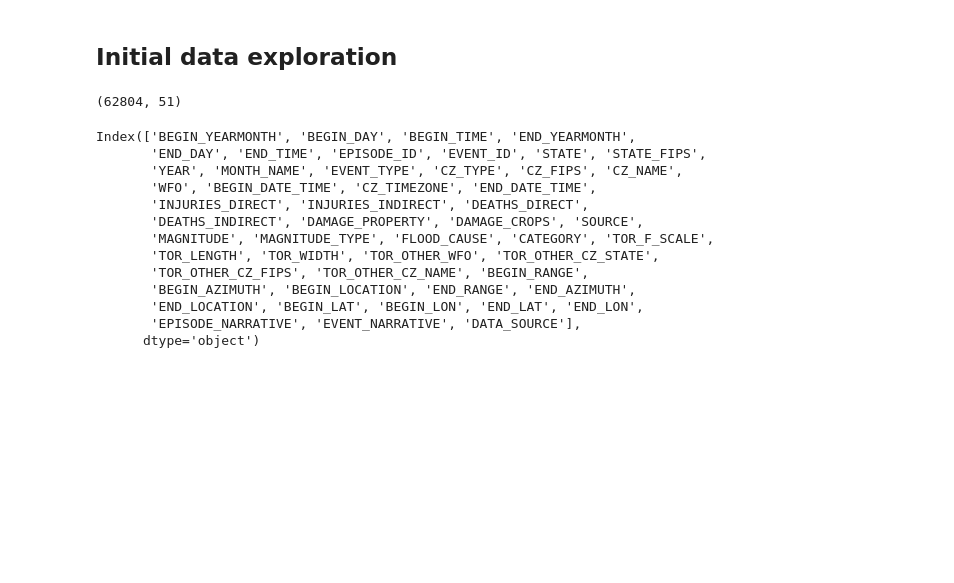
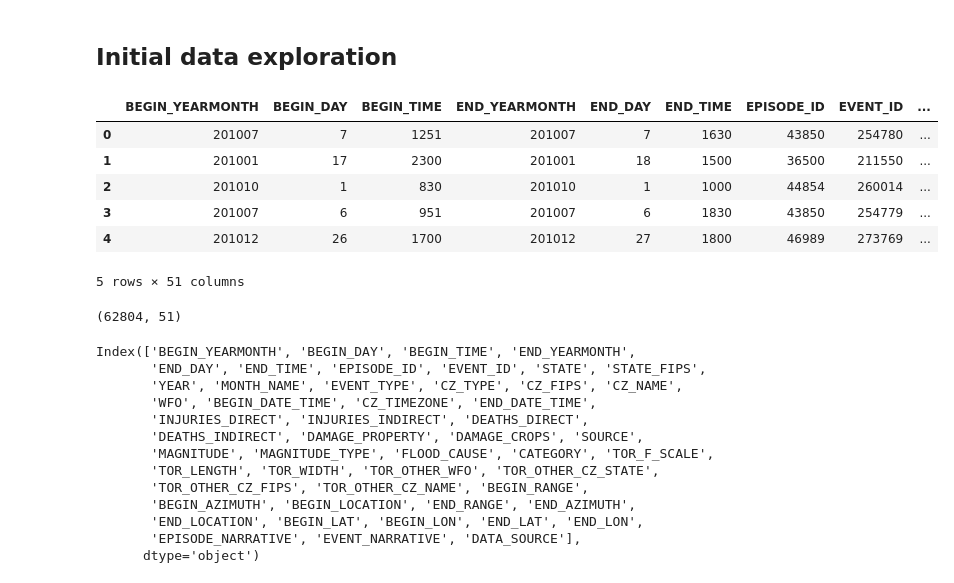
Before and after one commit to alwz1/storm-events, a Jupyter notebook: storm_events.ipynb, the cells around one changed output. Drawn from its saved outputs; the diff is of its cells as text; code cells hidden in the pictures; blank space fills up the shorter version.

```diff
--- a/storm_events.ipynb
+++ b/storm_events.ipynb
@@ -62,10 +46,20 @@ from matplotlib.ticker import PercentFormatter
 # %% [markdown]
 ## Initial data exploration
 # %%
-# check 2010 storm events dataset
-df_2010 = pd.read_csv('StormEvents_2010.csv.gz', compression = 'gzip')
+df_2010 = pd.read_csv('StormEvents_2010.csv.gz', compression='gzip')
+# returns the first five rows
+df_2010.head()
+# %% [output]
+|  | BEGIN_YEARMONTH | BEGIN_DAY | BEGIN_TIME | END_YEARMONTH | END_DAY | END_TIME | EPISODE_ID | EVENT_ID | ... |
+| 0 | 201007 | 7 | 1251 | 201007 | 7 | 1630 | 43850 | 254780 | ... |
+| 1 | 201001 | 17 | 2300 | 201001 | 18 | 1500 | 36500 | 211550 | ... |
+| 2 | 201010 | 1 | 830 | 201010 | 1 | 1000 | 44854 | 260014 | ... |
+| 3 | 201007 | 6 | 951 | 201007 | 6 | 1830 | 43850 | 254779 | ... |
+| 4 | 201012 | 26 | 1700 | 201012 | 27 | 1800 | 46989 | 273769 | ... |
+5 rows × 51 columns
-# %%
-df_2010.shape
-# %% [output]
-(62804, 51)
+# %%
+# check for number of rows and columns
+df_2010.shape
+# %% [output]
+(62804, 51)
 # %%
```
Also changed, not shown: parts of 52 cells of this notebook.
